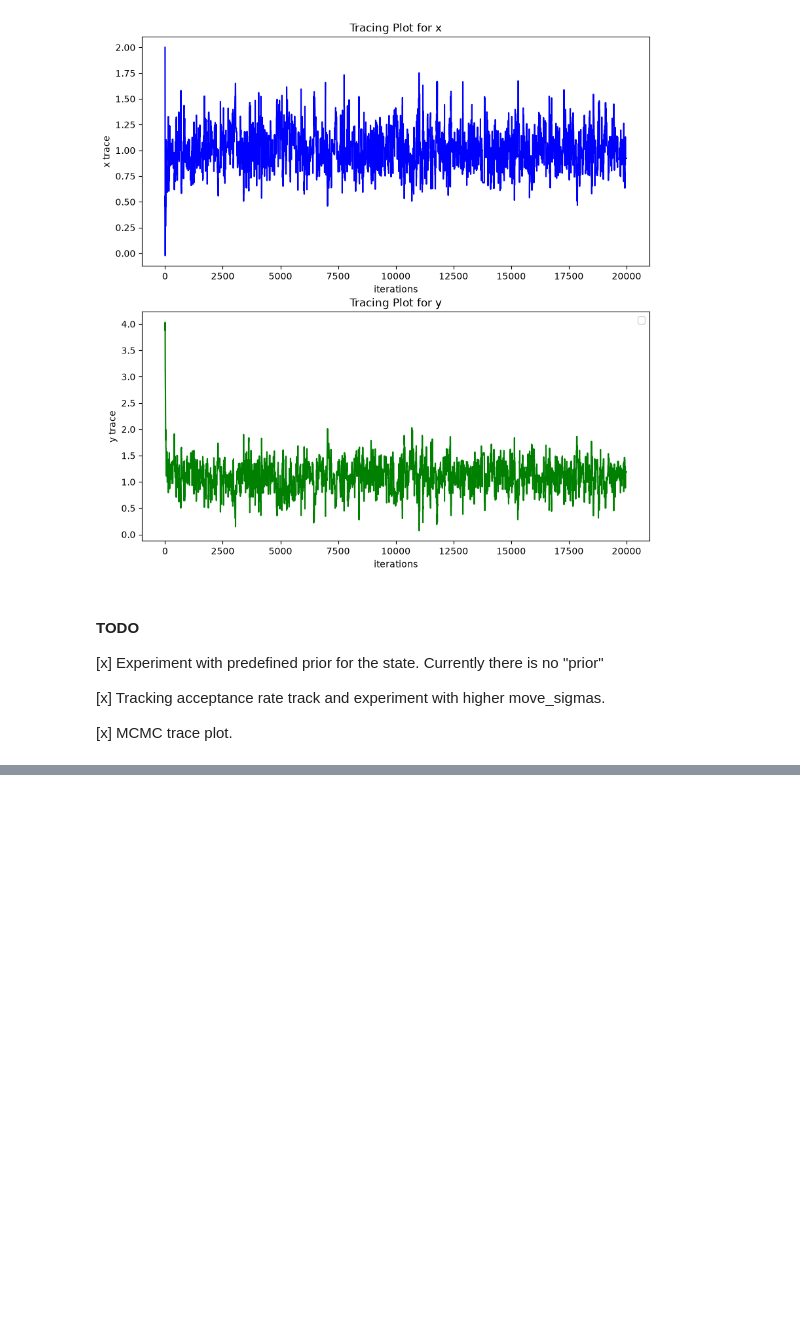
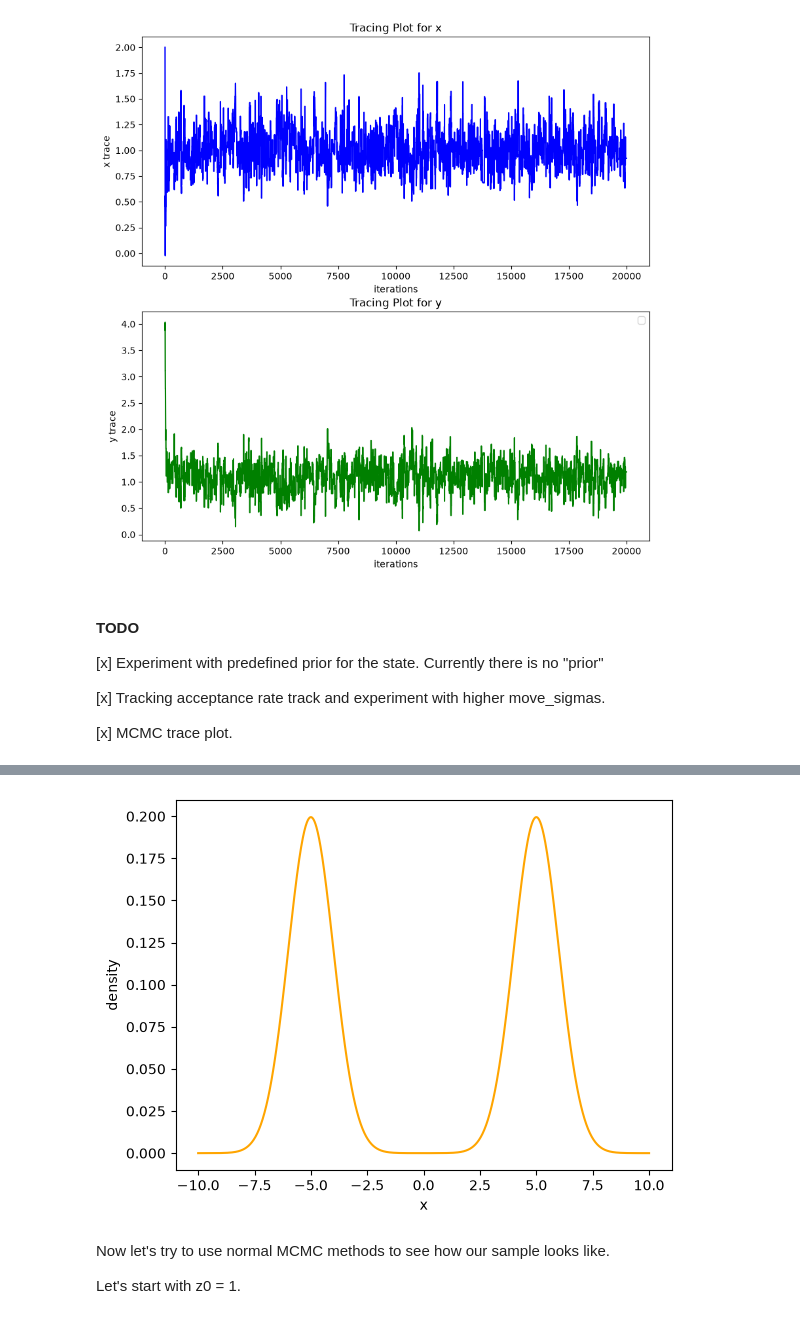
Before and after one commit to saobangmath/MiniProject-PhD-, a Jupyter notebook: MCMC/MCMC.ipynb, the cells around one changed output, grey strips where cells are left out. Saved outputs shown, nothing was run; the diff lists cells and outputs as text; code cells hidden in the pictures; blank space fills up the shorter version.

```diff
--- a/MCMC/MCMC.ipynb
+++ b/MCMC/MCMC.ipynb
@@ -199,0 +213,28 @@ plt.show()
+# %%
+import numpy as np
+import matplotlib.pyplot as plt
+from scipy.stats import norm
+import seaborn as sns
+
+def pi_1_log_pdf(x):
+    dist_0 = norm(loc = -5, scale = 1)
+    dist_1 = norm(loc = 5, scale = 1)
+    return np.logaddexp(
+        np.log(0.5) + dist_0.logpdf(x),
+        np.log(0.5) + dist_1.logpdf(x),
+    )
+
+x = np.linspace(-10, 10, 1000)
+y = pi_1_log_pdf(x)
+
+fig, ax =  plt.subplots()
+ax.plot(x, np.exp(y), color = 'orange')
+ax.set_xlabel("x")
+ax.set_ylabel("density")
+plt.show()
+# %% [output]
+[figure, added]
+# %% [markdown]
+Now let's try to use normal MCMC methods to see how our sample looks like.
+
+Let's start with z0 = 1.
```
Also changed, not shown: parts of 9 cells of this notebook, 1 other file.
